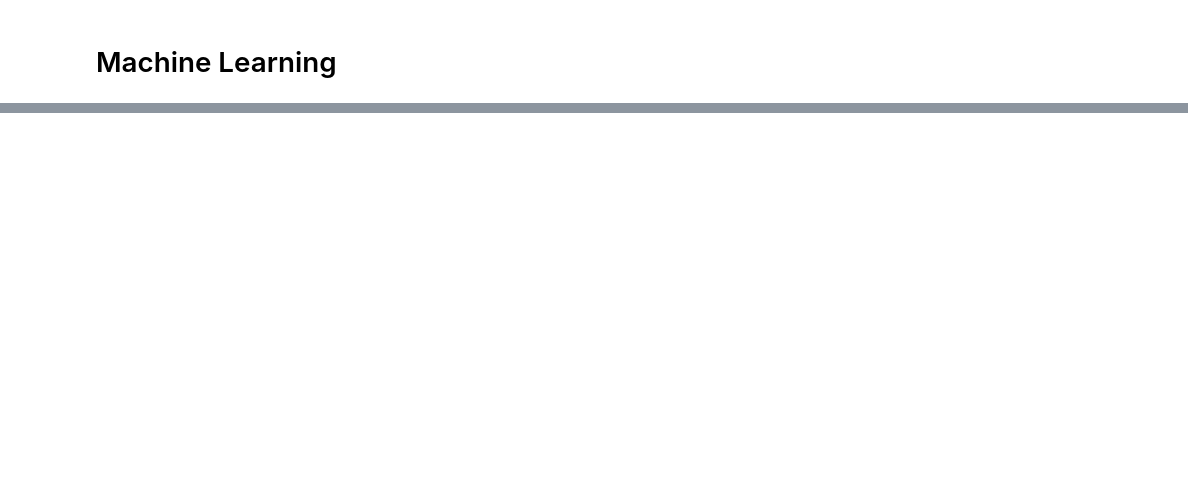
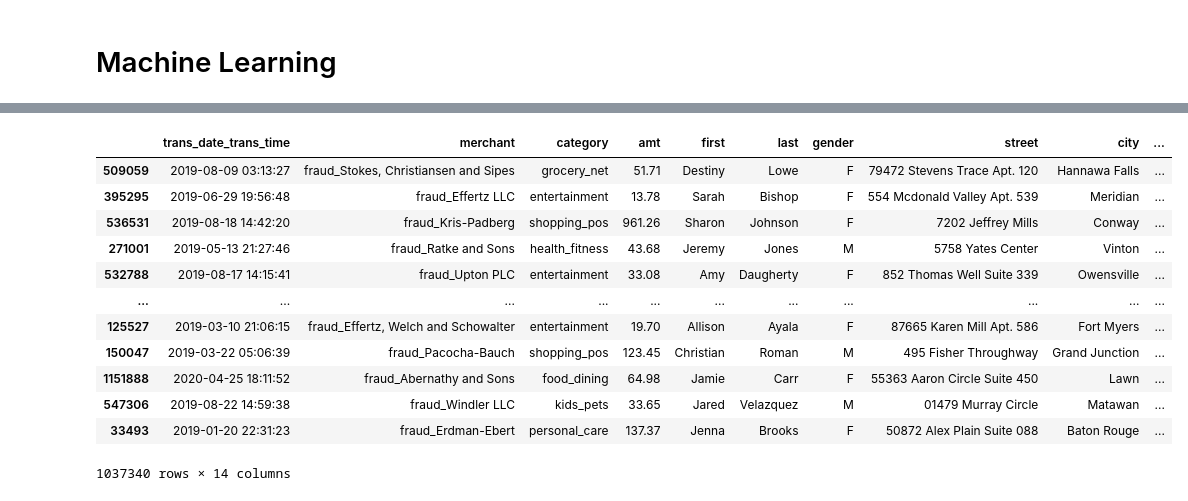
Before and after one commit to S13v3n-2/projet-detection-fraude, a Jupyter notebook: data-science.ipynb, the cells around one changed output, grey strips where cells are left out. Drawn from its saved outputs; the diff is of its cells as text; code cells hidden in the pictures; blank space fills up the shorter version.

```diff
--- a/data-science.ipynb
+++ b/data-science.ipynb
@@ -189,17 +193,24 @@ Index(['trans_date_trans_time', 'merchant', 'category', 'amt', 'first', 'last',
+# %%
+X_train, X_test, y_train, y_test = train_test_split(
+    X, y,
+    test_size=0.2,
+    random_state=42,
+    stratify=y   # ✅ stratification sur la cible
+)
 # %%
 numeric_features = ["amt", "zip", "city_pop", "age_at_transaction"]
-categorical_features_ord = ["Sex", "Embarked"]
-categorical_features_non_ord = ["Sex", "Embarked"]
+#categorical_features_ord = ["Sex", "Embarked"]
+categorical_features_non_ord = ["state", "city","gender","category","merchant","job"]
 
 numeric_transformer = Pipeline(steps=[
     ("imputer", SimpleImputer(strategy="median")),
     ("scaler", StandardScaler())
 ])
 
-categorical_ord_transformer = Pipeline(steps=[
+"""categorical_ord_transformer = Pipeline(steps=[
     ("imputer", SimpleImputer(strategy="most_frequent")),
     ("onehot", OneHotEncoder(handle_unknown="ignore"))
-])
+])"""
 
 categorical_non_ord_transformer = Pipeline(steps=[
     ("imputer", SimpleImputer(strategy="most_frequent")),
@@ -209,7 +220,7 @@ categorical_non_ord_transformer = Pipeline(steps=[
 preprocessor = ColumnTransformer(
     transformers=[
         ("num", numeric_transformer, numeric_features),
-        ("cat_ord", categorical_ord_transformer, categorical_features_ord),
+        #("cat_ord", categorical_ord_transformer, categorical_features_ord),
         ("cat_non_ord", categorical_non_ord_transformer, categorical_features_non_ord),
     ],
     remainder="drop"
@@ -225,0 +239,18 @@ from sklearn.svm import SVC
+# %%
+model_xgb = XGBClassifier(
+    n_estimators=300,
+    max_depth=5,
+    learning_rate=0.05,
+    scale_pos_weight=10,            # ratio 99% / 1%
+    subsample=0.8,                  # Sous-échantillonnage des lignes
+    colsample_bytree=0.8,           # Sous-échantillonnage des colonnes
+    eval_metric='aucpr',            # Optimise pour la précision-rappel
+    random_state=42
+)
+
+pipe = Pipeline(steps=[
+    ("preprocess", preprocessor),
+    ("model", model_xgb)
+])
+# %%
+pipe.fit(X_train, y_train)
@@ -225,0 +278,16 @@ from sklearn.svm import SVC
+# %%
+X_train
+# %% [output]
+|  | trans_date_trans_time | merchant | category | amt | first | last | gender | street | city | ... |
+| 509059 | 2019-08-09 03:13:27 | fraud_Stokes, Christiansen and Sipes | grocery_net | 51.71 | Destiny | Lowe | F | 79472 Stevens Trace Apt. 120 | Hannawa Falls | ... |
+| 395295 | 2019-06-29 19:56:48 | fraud_Effertz LLC | entertainment | 13.78 | Sarah | Bishop | F | 554 Mcdonald Valley Apt. 539 | Meridian | ... |
+| 536531 | 2019-08-18 14:42:20 | fraud_Kris-Padberg | shopping_pos | 961.26 | Sharon | Johnson | F | 7202 Jeffrey Mills | Conway | ... |
+| 271001 | 2019-05-13 21:27:46 | fraud_Ratke and Sons | health_fitness | 43.68 | Jeremy | Jones | M | 5758 Yates Center | Vinton | ... |
+| 532788 | 2019-08-17 14:15:41 | fraud_Upton PLC | entertainment | 33.08 | Amy | Daugherty | F | 852 Thomas Well Suite 339 | Owensville | ... |
+| ... | ... | ... | ... | ... | ... | ... | ... | ... | ... | ... |
+| 125527 | 2019-03-10 21:06:15 | fraud_Effertz, Welch and Schowalter | entertainment | 19.70 | Allison | Ayala | F | 87665 Karen Mill Apt. 586 | Fort Myers | ... |
+| 150047 | 2019-03-22 05:06:39 | fraud_Pacocha-Bauch | shopping_pos | 123.45 | Christian | Roman | M | 495 Fisher Throughway | Grand Junction | ... |
+| 1151888 | 2020-04-25 18:11:52 | fraud_Abernathy and Sons | food_dining | 64.98 | Jamie | Carr | F | 55363 Aaron Circle Suite 450 | Lawn | ... |
+| 547306 | 2019-08-22 14:59:38 | fraud_Windler LLC | kids_pets | 33.65 | Jared | Velazquez | M | 01479 Murray Circle | Matawan | ... |
+| 33493 | 2019-01-20 22:31:23 | fraud_Erdman-Ebert | personal_care | 137.37 | Jenna | Brooks | F | 50872 Alex Plain Suite 088 | Baton Rouge | ... |
+1037340 rows × 14 columns
```
Also changed, not shown: parts of 24 cells of this notebook, 1 other file.
